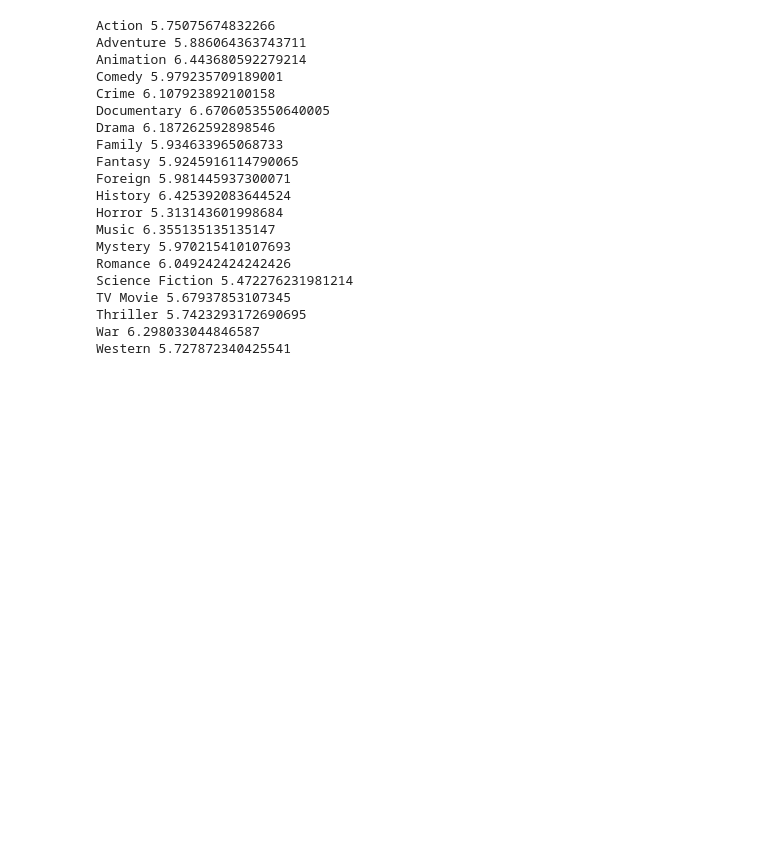
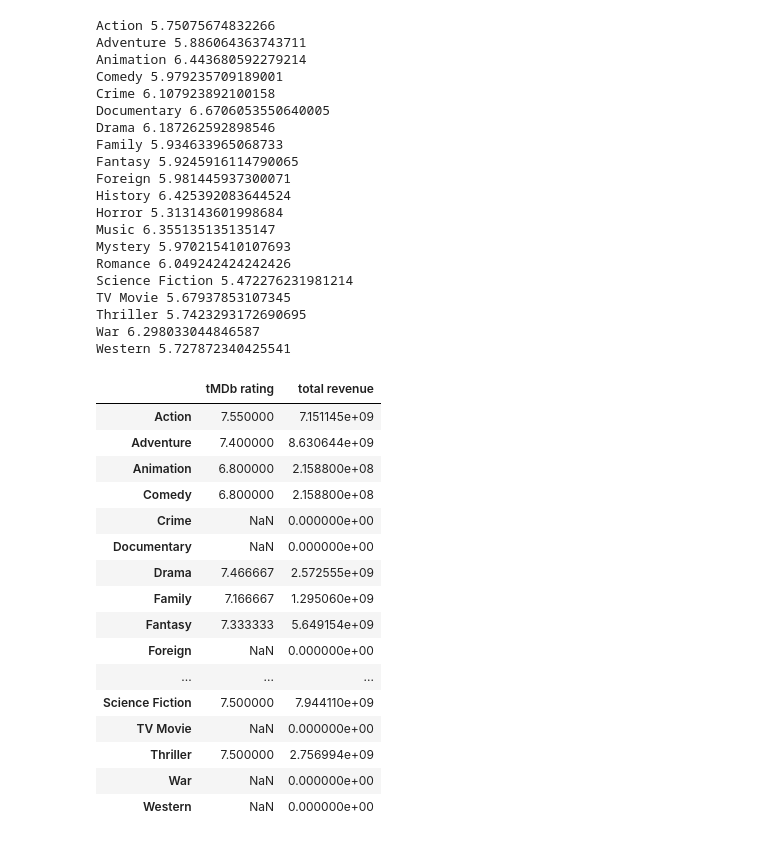
Before and after one commit to ErikSeguinte/movie_data, a Jupyter notebook: processing.ipynb, the cells around one changed output. Drawn from its saved outputs; the diff is of its cells as text; code cells hidden in the pictures; blank space fills up the shorter version.

```diff
--- a/processing.ipynb
+++ b/processing.ipynb
@@ -402,6 +481,25 @@ d = {g: [encoded_genres[encoded_genres[g] == 1]['vote_average'].mean(),
      for g in mlb.classes_}
 # %%
 df = pd.DataFrame.from_dict(d, orient='index',  columns = ['tMDb rating', 'total revenue'])
+df
+# %% [output]
+|  | tMDb rating | total revenue |
+| Action | 7.550000 | 7.151145e+09 |
+| Adventure | 7.400000 | 8.630644e+09 |
+| Animation | 6.800000 | 2.158800e+08 |
+| Comedy | 6.800000 | 2.158800e+08 |
+| Crime | NaN | 0.000000e+00 |
+| Documentary | NaN | 0.000000e+00 |
+| Drama | 7.466667 | 2.572555e+09 |
+| Family | 7.166667 | 1.295060e+09 |
+| Fantasy | 7.333333 | 5.649154e+09 |
+| Foreign | NaN | 0.000000e+00 |
+| ... | ... | ... |
+| Science Fiction | 7.500000 | 7.944110e+09 |
+| TV Movie | NaN | 0.000000e+00 |
+| Thriller | 7.500000 | 2.756994e+09 |
+| War | NaN | 0.000000e+00 |
+| Western | NaN | 0.000000e+00 |
 # %%
 trace = go.Bar(
     x=pd.Series(d)
```
Also changed, not shown: parts of 15 cells of this notebook.
